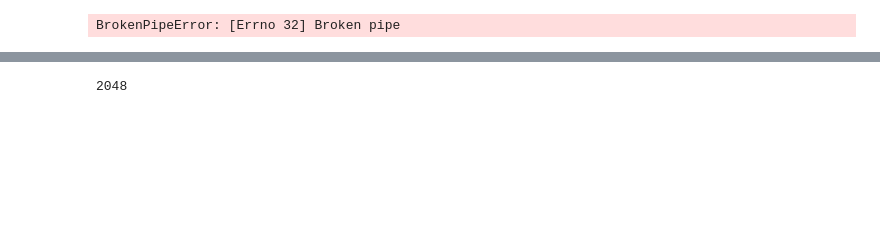
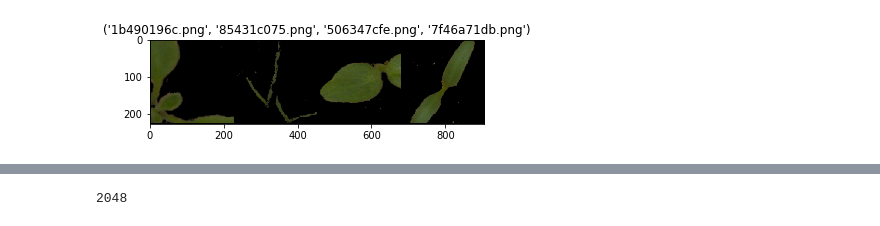
Before and after one commit to unnat5/OpenCv_Tutorail, a Jupyter notebook: Untitled.ipynb, the cells around one changed output, grey strips where cells are left out. Saved outputs shown, nothing was run; the diff lists cells and outputs as text; code cells hidden in the pictures; blank space fills up the shorter version.

```diff
--- a/Untitled.ipynb
+++ b/Untitled.ipynb
@@ -82,21 +160,23 @@ ImportError: cannot import name 'SIGPIPE'
 # %%
-# Visualize a few images
+# Visualize a Test images  images
 def imshow(inp,title=None):
     inp = inp.numpy().transpose([1,2,0])
+    #print(inp.shape)
     mean = np.array([0.485,0.456,0.406])
     std = np.array([0.229,0.224,0.225])
-    inp = std*inp + mean
+    #inp = std*inp + mean
     inp = np.clip(inp,0,1)
     plt.imshow(inp)
     if title is not None:
         plt.title(title)
     plt.pause(0.001)
-for train_bta,label_bta in train_dataloader:
-    print(train_bta.shape)
-    out = torchvision.utils.make_grid(inputs)
-imshow(out,title=classes)
+
+    #print(train_bta.shape)
+train_bta,label_bta=next(iter(test_dataloader))
+out = torchvision.utils.make_grid(train_bta,nrow=16)
+imshow(out,title=label_bta)
 # %% [output]
-BrokenPipeError: [Errno 32] Broken pipe
+[figure, added]
 # %%
 ##Validation dataset
 inputs,classes = next(iter(dataloader['val']))
```
Also changed, not shown: parts of 19 cells of this notebook.
